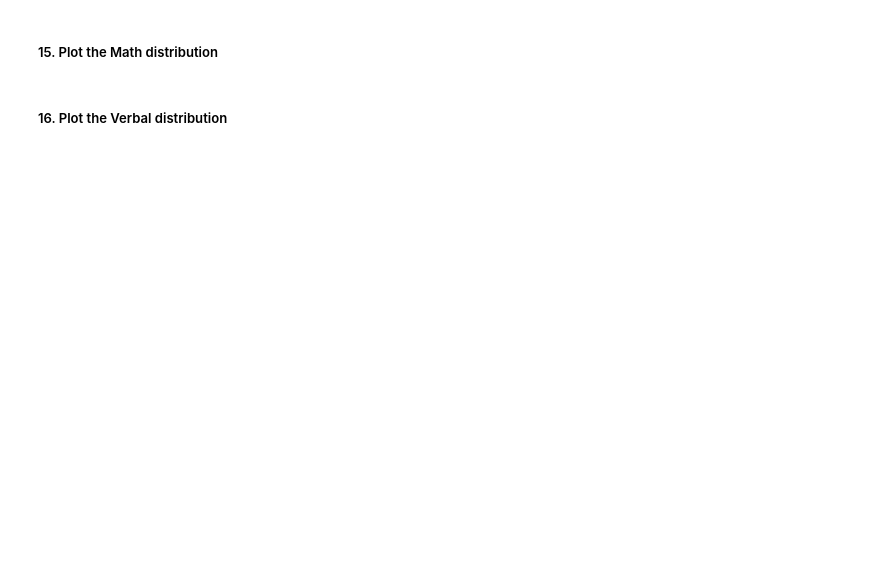
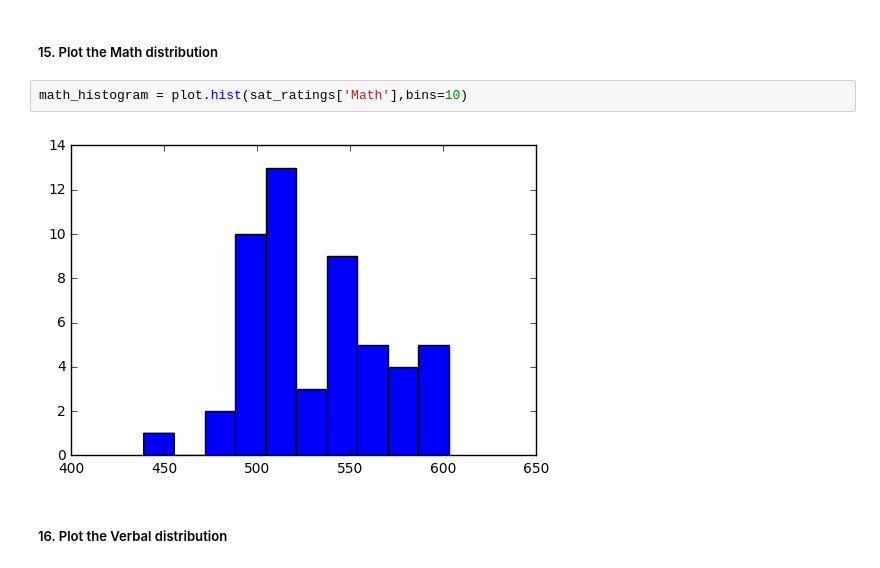
Before and after one commit to SuketuK/project-01, a Jupyter notebook: starter-code/project_1.ipynb, the cells around one changed output. Cells and saved outputs as stored; diff of their text form; blank space fills up the shorter version.

```diff
--- a/starter-code/project_1.ipynb
+++ b/starter-code/project_1.ipynb
@@ -190,4 +204,8 @@ compute_standard_Deviation(sat_ratings)
 # %% [markdown]
 ##### 15. Plot the Math distribution
+# %%
+math_histogram = plot.hist(sat_ratings['Math'],bins=10)
+# %% [output]
+[figure, added]
 # %% [markdown]
 ##### 16. Plot the Verbal distribution
```
Also changed, not shown: parts of 5 cells of this notebook.
